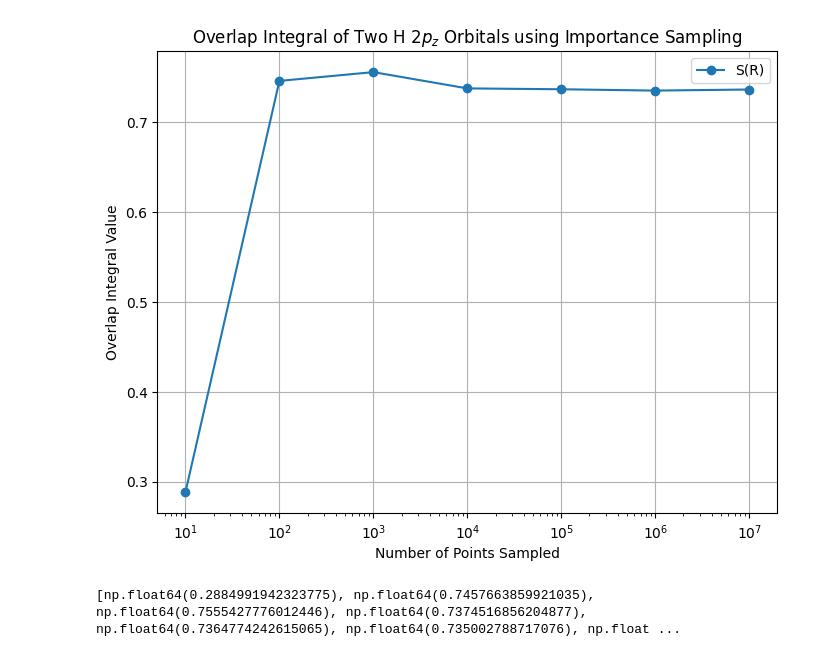
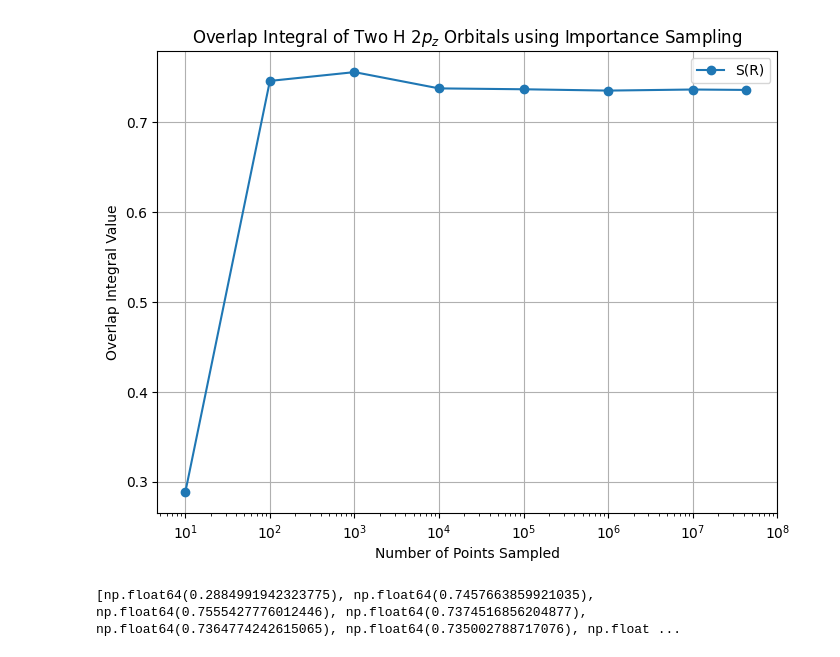
Before and after one commit to bridgetsfe1/comp-prob-solv, a Jupyter notebook: homework-5-1/hw5-graphs.ipynb, the cells around one changed output. Drawn from its saved outputs; the diff is of its cells as text; code cells hidden in the pictures.

```diff
--- a/homework-5-1/hw5-graphs.ipynb
+++ b/homework-5-1/hw5-graphs.ipynb
@@ -5,14 +4,16 @@ from scipy.stats import expon
 import overlap_H2 as fn
 # %%
+#Plotting Random Sampling
 np.random.seed(42)
-n_points_list = [10, 10**2, 10**3, 10**4, 10**5, 10**6, 10**7] #Kernel crahses for 10**8
+n_points_list = [10, 10**2, 10**3, 10**4, 10**5, 10**6, 10**7, 9**8] #Kernel crahses for 10**8
 L = 20
 R = 2
 
 S_R_rand = fn.random_sampling(n_points_list, L, R)
-# Plot the results
+
 plt.errorbar(n_points_list, S_R_rand, fmt ='o-', label ="S(R)")
 plt.xscale('log')
+plt.xlim(0, 10**8)
 plt.xlabel('Number of Points Sampled')
 plt.ylabel('Overlap Integral Value')
 plt.title('Overlap Integral of Two H 2$p_z$ Orbitals using Random Sampling')
@@ -25,18 +26,21 @@ print(S_R_rand)
 [np.float64(1.6881844419966998), np.float64(0.1287487753506078), np.float64(0.5139728107272986), np.float64(0.8956833875185348), np.float64(0.7297168871170214), np.float64(0.7340704527388048), np.floa ...
 # %%
+#Plotting Importance Sampling
 np.random.seed(42)
 S_R_imp = fn.important_sampling(n_points_list, R)
 
 plt.figure(figsize=(8, 6))
 plt.plot(n_points_list, S_R_imp, 'o-', label ="S(R)")
+
 plt.xlabel('Number of Points Sampled')
 plt.xscale('log')
+plt.xlim(0, 10**8)
 plt.ylabel('Overlap Integral Value')
 plt.title('Overlap Integral of Two H 2$p_z$ Orbitals using Importance Sampling')
 plt.grid()
 plt.legend()
 plt.show()
 print(S_R_imp)
 # %% [output]
-[figure, old version]
+[figure, new version]
 [np.float64(0.2884991942323775), np.float64(0.7457663859921035), np.float64(0.7555427776012446), np.float64(0.7374516856204877), np.float64(0.7364774242615065), np.float64(0.735002788717076), np.float ...
```
Also changed, not shown: parts of 3 cells of this notebook, 1 other file.
